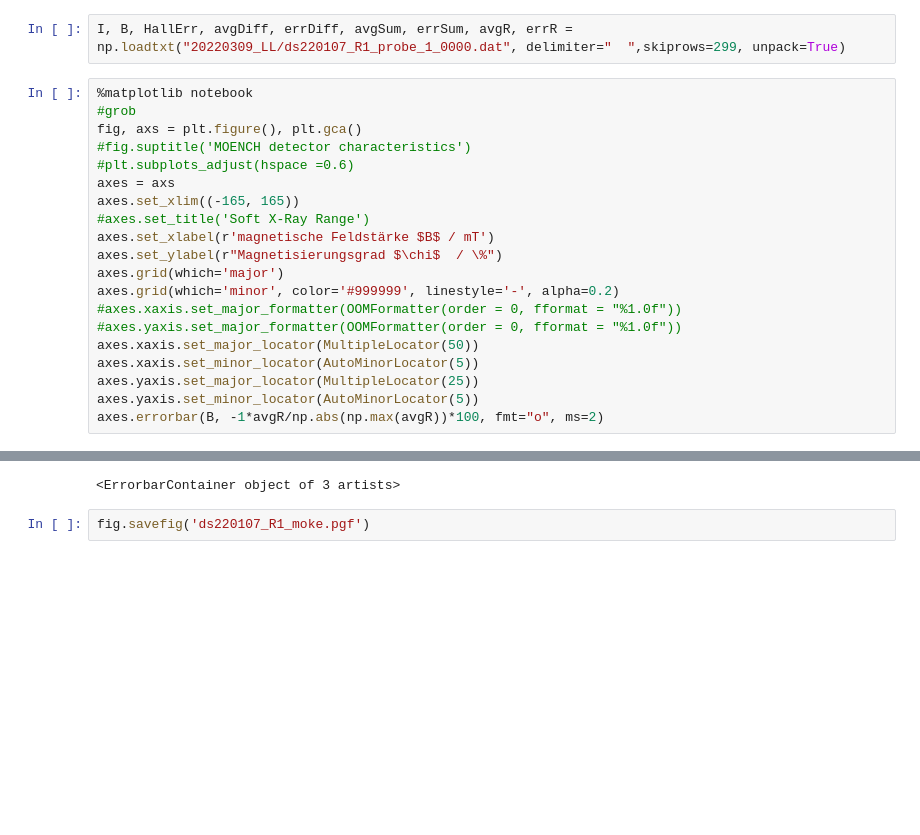
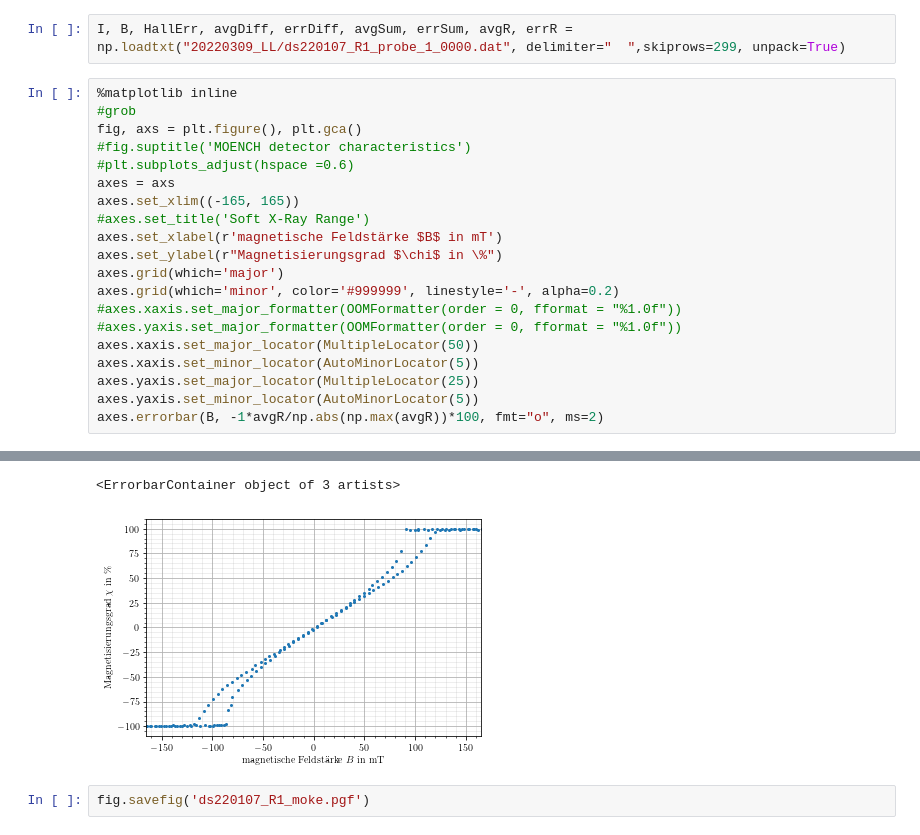
Before and after one commit to lrlunin/bachelorarbeit_python_notebooks_and_data, a Jupyter notebook: moke/moke hysteresis.ipynb, the cells around one changed output, grey strips where cells are left out. Drawn from its saved outputs; the diff is of its cells as text; blank space fills up the shorter version.

```diff
--- a/moke/moke hysteresis.ipynb
+++ b/moke/moke hysteresis.ipynb
@@ -26,7 +26,7 @@ plt.rcParams.update({
 # %%
 I, B, HallErr, avgDiff, errDiff, avgSum, errSum, avgR, errR = np.loadtxt("20220309_LL/ds220107_R1_probe_1_0000.dat", delimiter="	",skiprows=299, unpack=True)
 # %%
-%matplotlib notebook
+%matplotlib inline
 #grob
 fig, axs = plt.figure(), plt.gca()
 #fig.suptitle('MOENCH detector characteristics')
@@ -34,8 +34,8 @@ fig, axs = plt.figure(), plt.gca()
 axes = axs
 axes.set_xlim((-165, 165))
 #axes.set_title('Soft X-Ray Range')
-axes.set_xlabel(r'magnetische Feldstärke $B$ / mT')
-axes.set_ylabel(r"Magnetisierungsgrad $\chi$  / \%")
+axes.set_xlabel(r'magnetische Feldstärke $B$ in mT')
+axes.set_ylabel(r"Magnetisierungsgrad $\chi$ in \%")
 axes.grid(which='major')
 axes.grid(which='minor', color='#999999', linestyle='-', alpha=0.2)
 #axes.xaxis.set_major_formatter(OOMFormatter(order = 0, fformat = "%1.0f"))
@@ -51,4 +49,5 @@ axes.errorbar(B, -1*avgR/np.abs(np.max(avgR))*100, fmt="o", ms=2)
 <ErrorbarContainer object of 3 artists>
+[figure, added]
 # %%
 fig.savefig('ds220107_R1_moke.pgf')
 # %%
```
Also changed, not shown: parts of 1 cell of this notebook, 4 other files.
